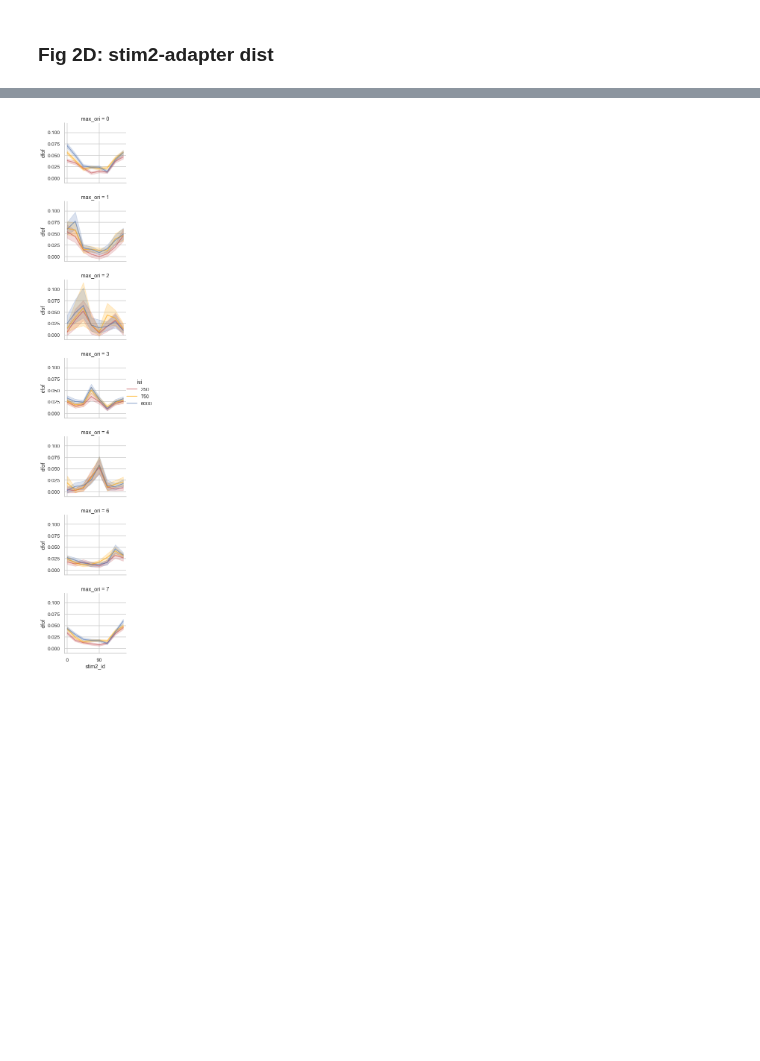
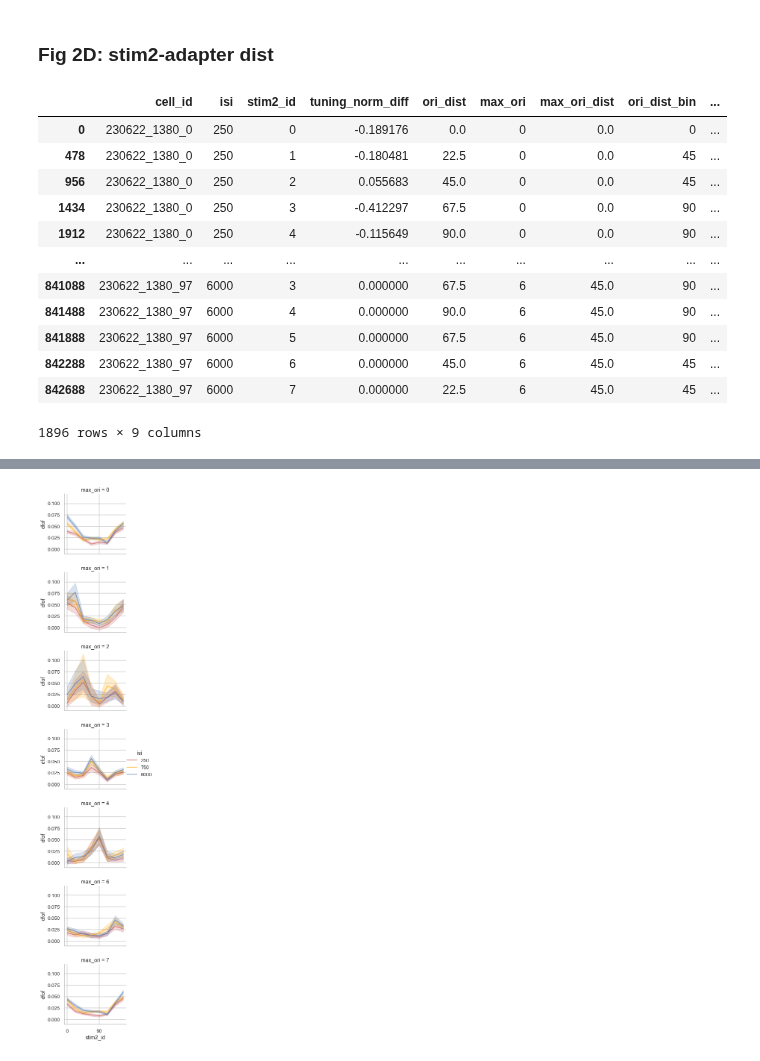
Before and after one commit to lanluo9/inter, a Jupyter notebook: scripts/ipynb/tuning_bias_multisess.ipynb, the cells around one changed output, grey strips where cells are left out. Drawn from its saved outputs; the diff is of its cells as text; code cells hidden in the pictures; blank space fills up the shorter version.

```diff
--- a/scripts/ipynb/tuning_bias_multisess.ipynb
+++ b/scripts/ipynb/tuning_bias_multisess.ipynb
@@ -837,4 +845,20 @@ Name: cell_id, dtype: int64
 [figure]
 # %% [markdown]
 ### Fig 2D: stim2-adapter dist
+# %%
+df_tuning_norm_diff
+# %% [output]
+|  | cell_id | isi | stim2_id | tuning_norm_diff | ori_dist | max_ori | max_ori_dist | ori_dist_bin | ... |
+| 0 | 230622_1380_0 | 250 | 0 | -0.189176 | 0.0 | 0 | 0.0 | 0 | ... |
+| 478 | 230622_1380_0 | 250 | 1 | -0.180481 | 22.5 | 0 | 0.0 | 45 | ... |
+| 956 | 230622_1380_0 | 250 | 2 | 0.055683 | 45.0 | 0 | 0.0 | 45 | ... |
+| 1434 | 230622_1380_0 | 250 | 3 | -0.412297 | 67.5 | 0 | 0.0 | 90 | ... |
+| 1912 | 230622_1380_0 | 250 | 4 | -0.115649 | 90.0 | 0 | 0.0 | 90 | ... |
+| ... | ... | ... | ... | ... | ... | ... | ... | ... | ... |
+| 841088 | 230622_1380_97 | 6000 | 3 | 0.000000 | 67.5 | 6 | 45.0 | 90 | ... |
+| 841488 | 230622_1380_97 | 6000 | 4 | 0.000000 | 90.0 | 6 | 45.0 | 90 | ... |
+| 841888 | 230622_1380_97 | 6000 | 5 | 0.000000 | 67.5 | 6 | 45.0 | 90 | ... |
+| 842288 | 230622_1380_97 | 6000 | 6 | 0.000000 | 45.0 | 6 | 45.0 | 45 | ... |
+| 842688 | 230622_1380_97 | 6000 | 7 | 0.000000 | 22.5 | 6 | 45.0 | 45 | ... |
+1896 rows × 9 columns
 # %%
```
Also changed, not shown: parts of 7 cells of this notebook, 1 other file.
